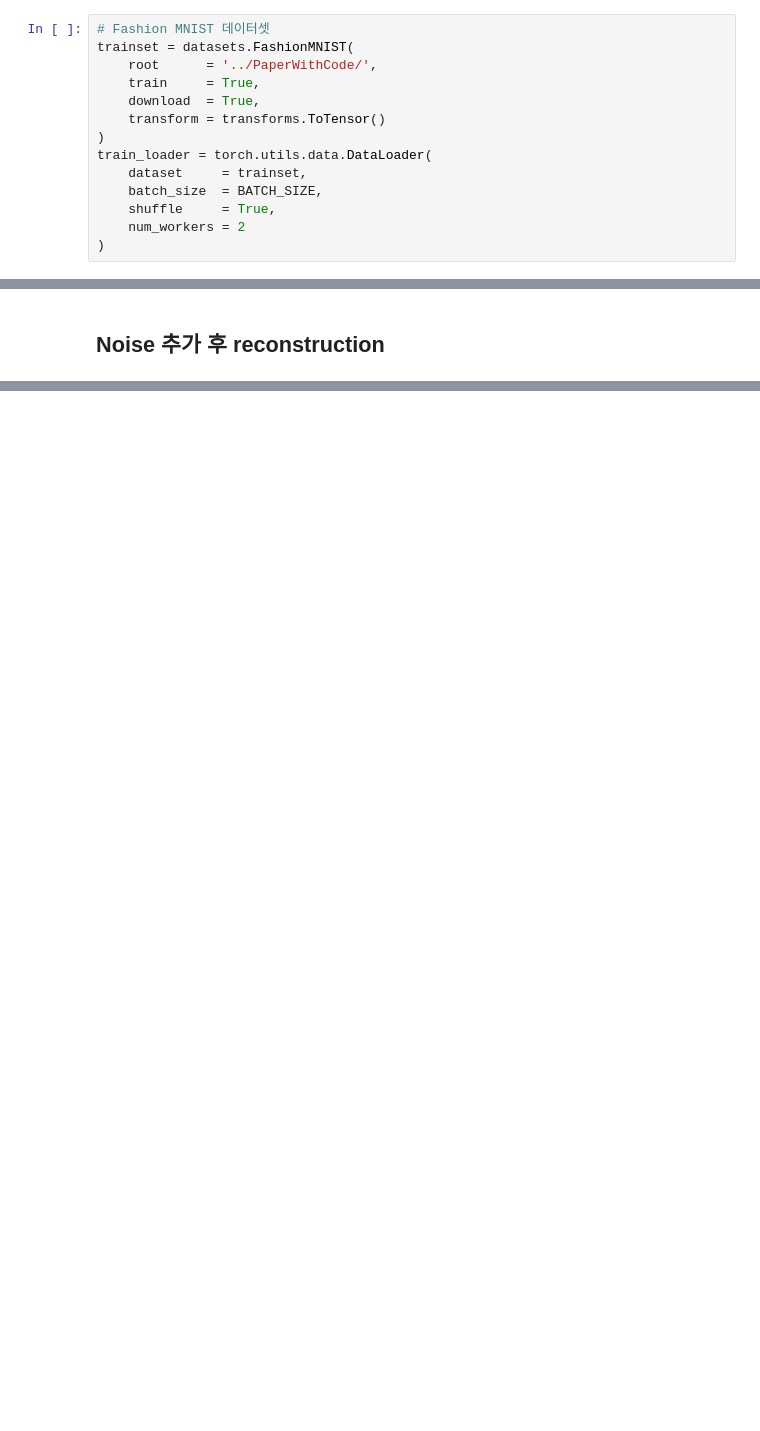
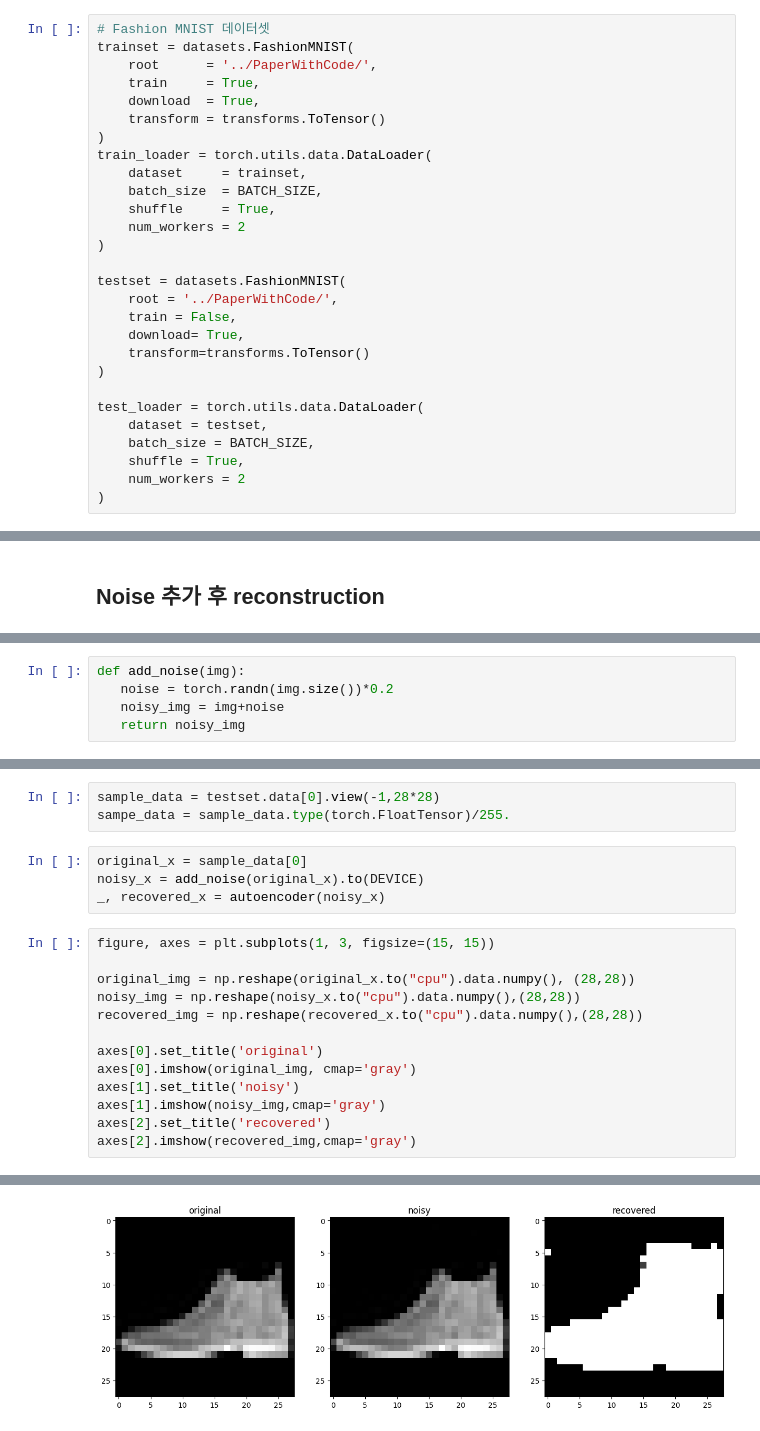
Before and after one commit to DONG-JOON-LEE/PaperWithCode, a Jupyter notebook: AutoEncoder.ipynb, the cells around one changed output, grey strips where cells are left out. Drawn from its saved outputs; the diff is of its cells as text; blank space fills up the shorter version.

```diff
--- a/AutoEncoder.ipynb
+++ b/AutoEncoder.ipynb
@@ -33,6 +33,20 @@ train_loader = torch.utils.data.DataLoader(
     shuffle     = True,
     num_workers = 2
 )
+
+testset = datasets.FashionMNIST(
+    root = '../PaperWithCode/',
+    train = False,
+    download= True,
+    transform=transforms.ToTensor()
+)
+
+test_loader = torch.utils.data.DataLoader(
+    dataset = testset,
+    batch_size = BATCH_SIZE,
+    shuffle = True,
+    num_workers = 2
+)
 # %%
 class Autoencoder(nn.Module):
     def __init__(self):
@@ -191,0 +182,5 @@ array([ 4.111473  , -6.3978157 , -2.1964006 , -4.3143935 , -1.7267119 ,
+# %%
+def add_noise(img):
+   noise = torch.randn(img.size())*0.2
+   noisy_img = img+noise
+   return noisy_img
@@ -191,0 +230,21 @@ array([ 4.111473  , -6.3978157 , -2.1964006 , -4.3143935 , -1.7267119 ,
+# %%
+sample_data = testset.data[0].view(-1,28*28)
+sampe_data = sample_data.type(torch.FloatTensor)/255.
+# %%
+original_x = sample_data[0]
+noisy_x = add_noise(original_x).to(DEVICE)
+_, recovered_x = autoencoder(noisy_x)
+# %%
+figure, axes = plt.subplots(1, 3, figsize=(15, 15))
+
+original_img = np.reshape(original_x.to("cpu").data.numpy(), (28,28))
+noisy_img = np.reshape(noisy_x.to("cpu").data.numpy(),(28,28))
+recovered_img = np.reshape(recovered_x.to("cpu").data.numpy(),(28,28))
+
+axes[0].set_title('original')
+axes[0].imshow(original_img, cmap='gray')
+axes[1].set_title('noisy')
+axes[1].imshow(noisy_img,cmap='gray')
+axes[2].set_title('recovered')
+axes[2].imshow(recovered_img,cmap='gray')
+# %% [output]
@@ -191,0 +252 @@ array([ 4.111473  , -6.3978157 , -2.1964006 , -4.3143935 , -1.7267119 ,
+[figure, added]
```
Also changed, not shown: parts of 7 cells of this notebook.
